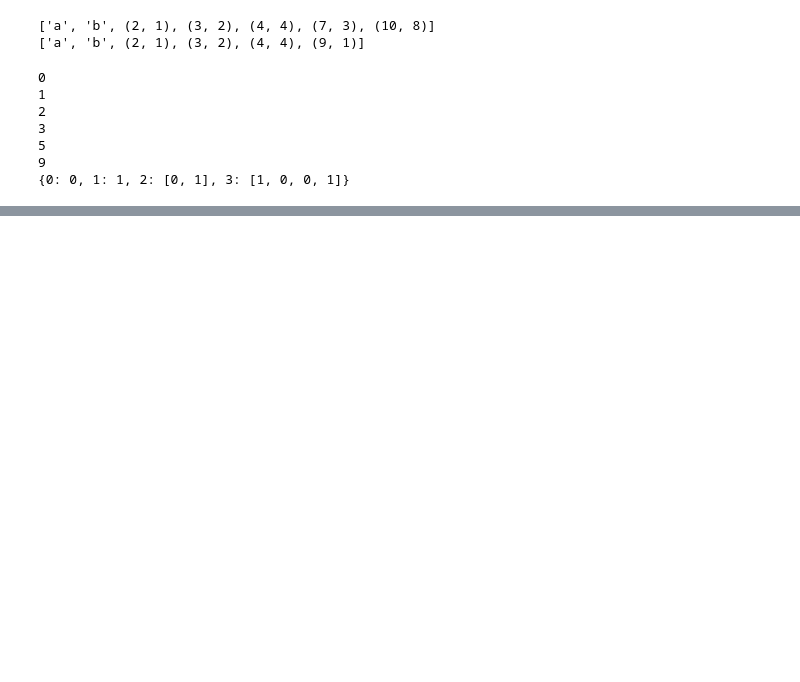
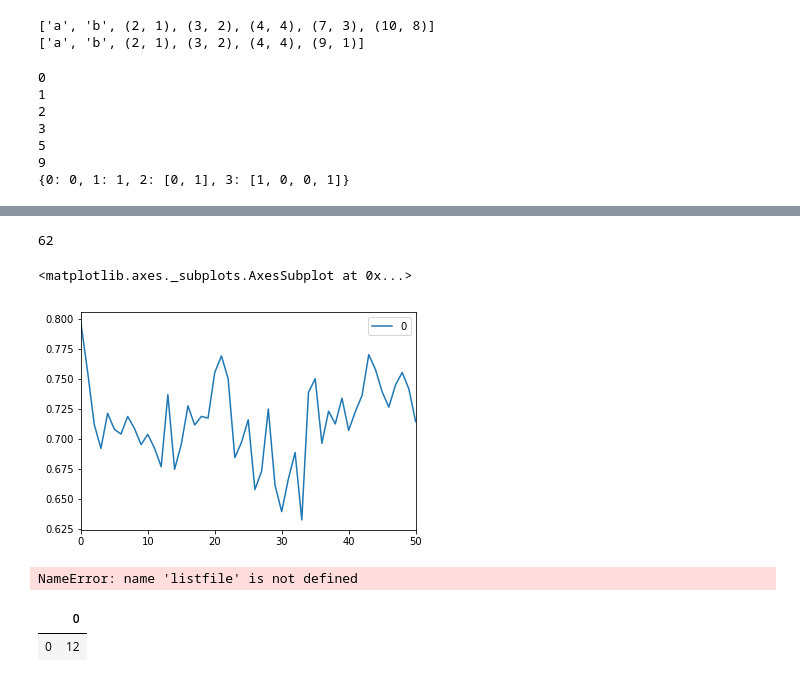
Before and after one commit to losardor/DraftAnalysis, a Jupyter notebook: PACCHETTO_ruggieroDraft/CrossCompTest.ipynb, the cells around one changed output, grey strips where cells are left out. Saved outputs shown, nothing was run; the diff lists cells and outputs as text; code cells hidden in the pictures; blank space fills up the shorter version.

Commit message:
creato funzione crossentropy e crosswithinlist

```diff
--- a/PACCHETTO_ruggieroDraft/CrossCompTest.ipynb
+++ b/PACCHETTO_ruggieroDraft/CrossCompTest.ipynb
@@ -148,0 +292,18 @@ print(Dizionario(text))
+# %%
+crs = crosswithinlist('testlz.txt')
+# %% [output]
+62
+# %%
+crs.plot()
+# %% [output]
+<matplotlib.axes._subplots.AxesSubplot at 0x...>
+[figure, added]
+# %%
+(len(listfile)   // slideW )
+# %% [output]
+NameError: name 'listfile' is not defined
+# %%
+df.append([12])
+# %% [output]
+|  | 0 |
+| 0 | 12 |
```
Also changed, not shown: parts of 12 cells of this notebook.
